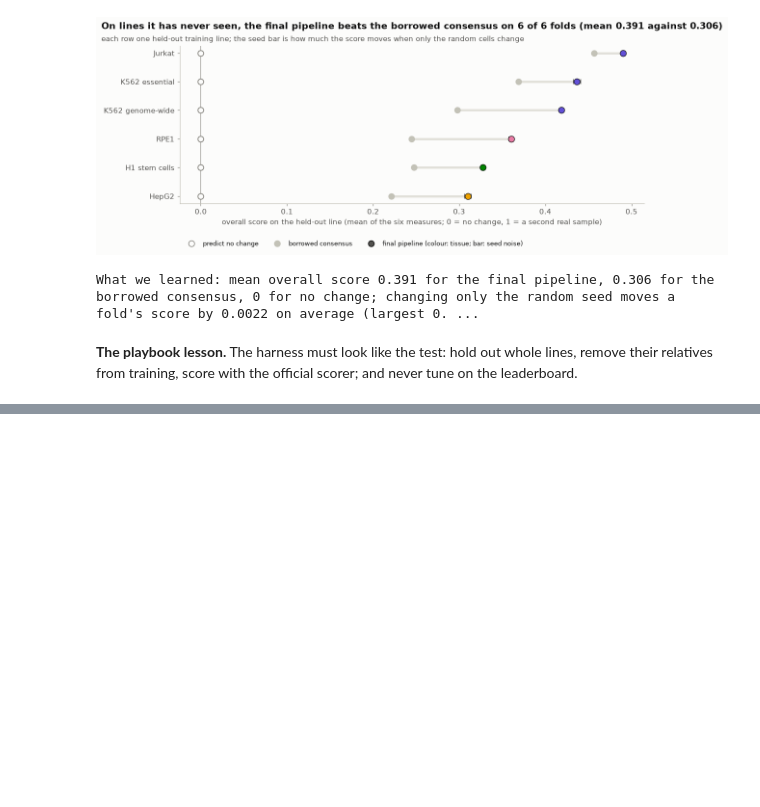
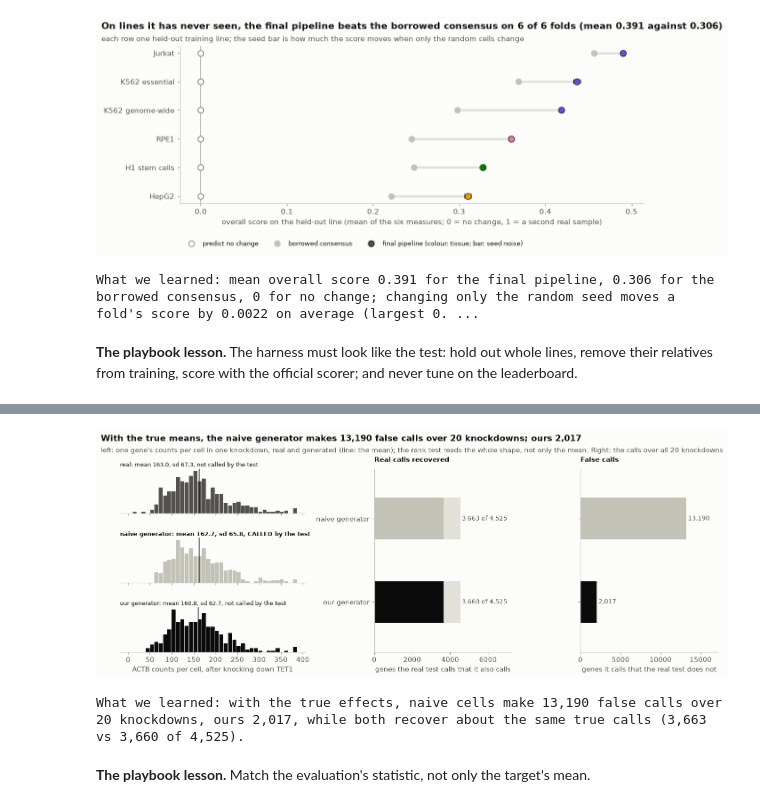
Before and after one commit to helenhenryz/vcc2026-perturbation-prediction, a Jupyter notebook: notebook.ipynb, the cells around one changed output, grey strips where cells are left out. Drawn from its saved outputs; the diff is of its cells as text; code cells hidden in the pictures; blank space fills up the shorter version.

Commit message:
Notebook: why matching the means is not enough (section 9)

```diff
--- a/notebook.ipynb
+++ b/notebook.ipynb
@@ -1044,0 +1138,72 @@ training, score with the official scorer; and never tune on the leaderboard.
+# %%
+gi9 = {g: i for i, g in enumerate(genes9)}
+false_naive = sorted(calls9["naive generator"] - true_calls - calls9["our generator"])
+# a gene the naive cells get called on but neither the real nor our cells do, among the better-expressed ones
+p0, g0 = max(false_naive, key=lambda pg: float(np.asarray(sets9["real"][kd9.index(pg[0])][:, gi9[pg[1]]].mean())))
+j = gi9[g0]
+STYLE9 = {"real": INK2, "naive generator": LIGHT, "our generator": INK}
+fig = plt.figure(figsize=(13, 5.2))
+gs = fig.add_gridspec(3, 3, width_ratios=[1.35, 1, 1], hspace=0.55, wspace=0.45)
+vals9 = {n: np.asarray(b[kd9.index(p0)][:, j].todense()).ravel() for n, b in sets9.items()}
+top9 = float(np.percentile(np.concatenate(list(vals9.values())), 99.5))
+bins = np.arange(0, top9 + 2) - 0.5 if top9 < 60 else np.linspace(0, top9, 40)
+for k, (name, v) in enumerate(vals9.items()):
+    ax = fig.add_subplot(gs[k, 0])
+    ax.hist(np.minimum(v, bins[-1]), bins=bins, color=STYLE9[name], rwidth=0.9)
+    ax.axvline(v.mean(), color=INK, lw=1)
+    called = name == "real" and (p0, g0) in true_calls or name != "real" and (p0, g0) in calls9[name]
+    ax.set_title(
+        f"{name}: mean {v.mean():.1f}, sd {v.std():.1f}, {'CALLED' if called else 'not called'} by the test",
+        fontsize=8.5,
+        loc="left",
+        fontweight="bold" if called else "normal",
+        color=INK,
+        pad=3,
+    )
+    ax.set_yticks([])
+    ax.spines["left"].set_visible(False)
+    if k < 2:
+        ax.set_xticklabels([])
+    else:
+        ax.set_xlabel(f"{g0} counts per cell, after knocking down {p0}")
+names = ["naive generator", "our generator"]
+found = [len(calls9[n] & true_calls) for n in names]
+false = [len(calls9[n] - true_calls) for n in names]
+ax = fig.add_subplot(gs[:, 1])
+ax.barh(range(2), [len(true_calls)] * 2, color=GRID, height=0.5)
+ax.barh(range(2), found, color=[STYLE9[n] for n in names], height=0.5)
+for y, v in enumerate(found):
+    ax.text(len(true_calls), y, f" {v:,} of {len(true_calls):,}", va="center", fontsize=9, color=INK2)
+ax.set_yticks(range(2), names), ax.invert_yaxis()
+ax.set_ylim(1.6, -0.6)
+ax.set_xlim(0, len(true_calls) * 1.6)
+ax.set_xlabel("genes the real test calls that it also calls")
+ax.set_title("Real calls recovered", fontsize=10)
+ax = fig.add_subplot(gs[:, 2])
+ax.barh(range(2), false, color=[STYLE9[n] for n in names], height=0.5)
+for y, v in enumerate(false):
+    ax.text(v, y, f" {v:,}", va="center", fontsize=9, color=INK2)
+ax.set_yticks(range(2), ["", ""]), ax.invert_yaxis()
+ax.set_ylim(1.6, -0.6)
+ax.set_xlim(0, max(false) * 1.3)
+ax.set_xlabel("genes it calls that the real test does not")
+ax.set_title("False calls", fontsize=10)
+fig.subplots_adjust(left=0.04, right=0.98, bottom=0.14, top=0.86)
+headline(
+    fig,
+    f"With the true means, the naive generator makes {false[0]:,} false calls over 20 knockdowns; ours {false[1]:,}",
+    "left: one gene's counts per cell in one knockdown, real and generated (line: the mean); the rank test reads the "
+    "whole shape, not only the mean. Right: the calls over all 20 knockdowns",
+)
+plt.show()
+# %% [output]
+[figure, added]
+# %%
+print(
+    f"What we learned: with the true effects, naive cells make {false[0]:,} false calls over 20 knockdowns, "
+    f"ours {false[1]:,}, while both recover about the same true calls ({found[0]:,} vs {found[1]:,} of {len(true_calls):,})."
+)
+# %% [output]
+What we learned: with the true effects, naive cells make 13,190 false calls over 20 knockdowns, ours 2,017, while both recover about the same true calls (3,663 vs 3,660 of 4,525).
+# %% [markdown]
+**The playbook lesson.** Match the evaluation's statistic, not only the target's mean.
```
Also changed, not shown: parts of 3 cells of this notebook.
